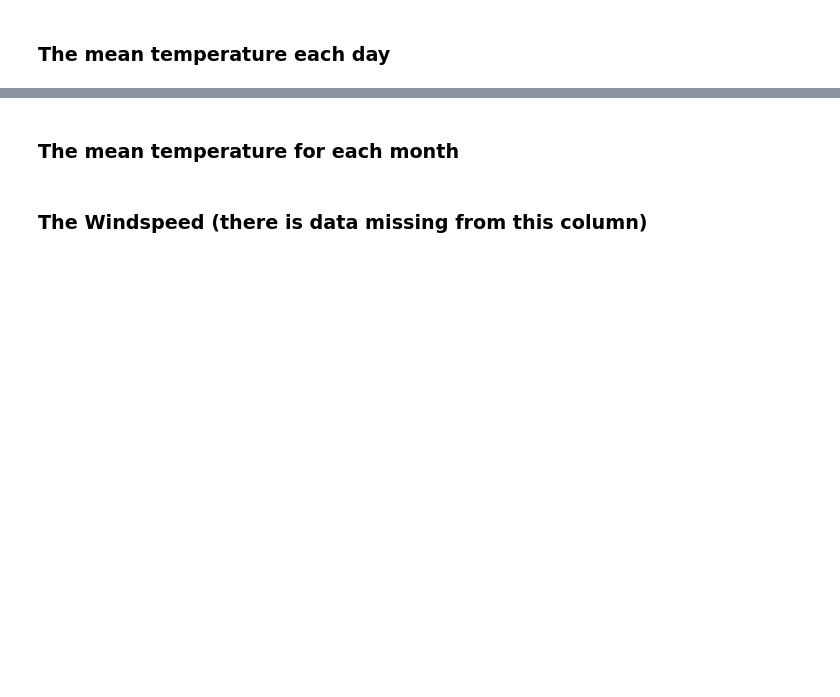
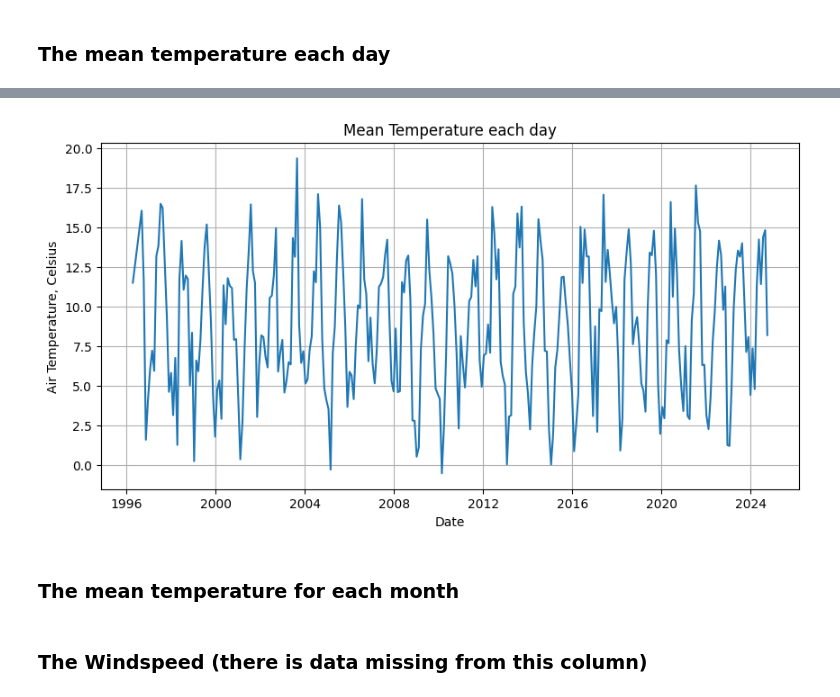
Before and after one commit to Kate-217/pogramming_for_data_analytics, a Jupyter notebook: assignments/assignment_6_Weather.ipynb, the cells around one changed output, grey strips where cells are left out. Saved outputs shown, nothing was run; the diff lists cells and outputs as text; code cells hidden in the pictures; blank space fills up the shorter version.

```diff
--- a/assignments/assignment_6_Weather.ipynb
+++ b/assignments/assignment_6_Weather.ipynb
@@ -86,3 +116,22 @@ vis:   -  Visibility (m) - 25.03%<br>
+# %%
+# this number can be change
+number_of_points = 300
+
+# Using np.linspace for choosing indexes
+indices = np.linspace(0, len(grouped_data)-1, number_of_points).astype(int)
+
+selected_dates = grouped_data['date'].iloc[indices]
+selected_temps = grouped_data['avg_temp'].iloc[indices]
+
+plt.figure(figsize=(10, 5))
+plt.plot(selected_dates, selected_temps)
+plt.ylabel('Air Temperature, Celsius')
+plt.xlabel('Date')
+plt.grid()
+plt.title("Mean Temperature each day")
+plt.show()
+# %% [output]
+[figure, added]
 # %% [markdown]
 ### The mean temperature for each month
 # %% [markdown]
```
Also changed, not shown: parts of 3 cells of this notebook.
